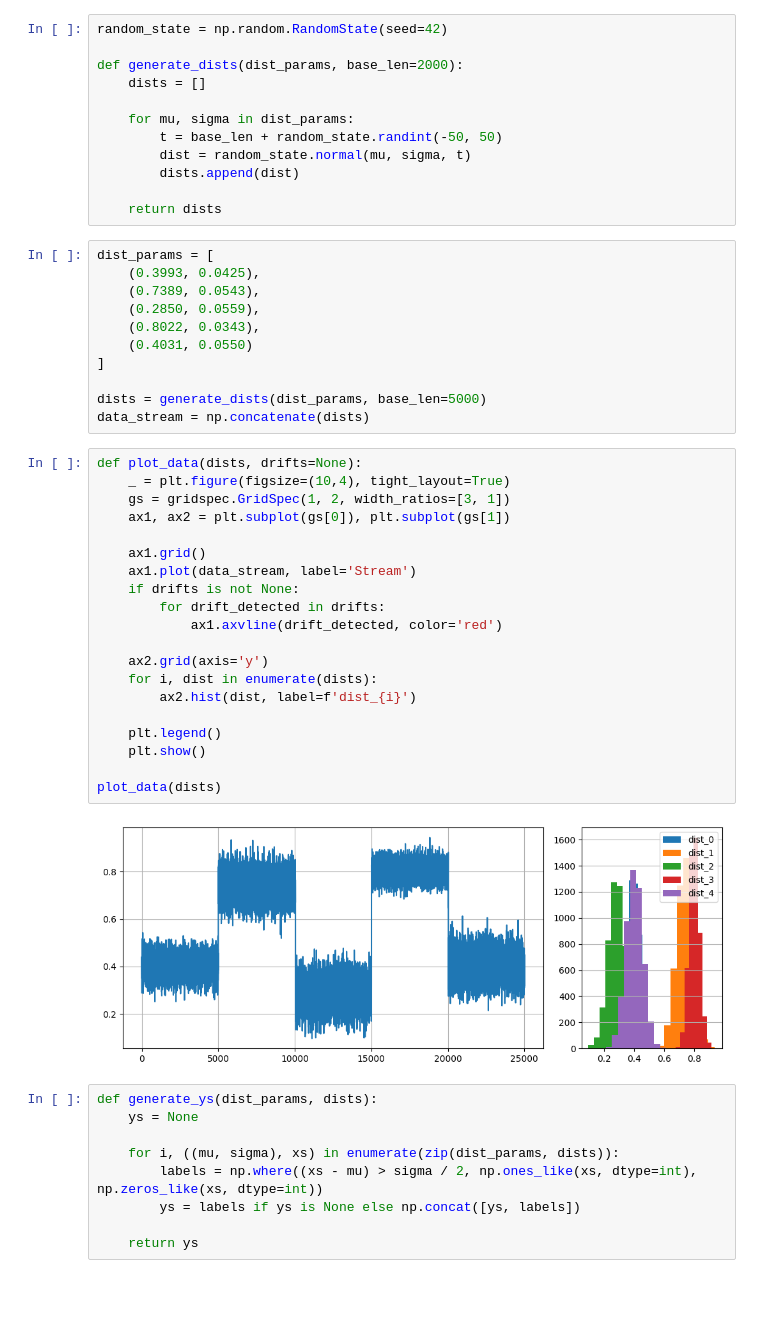
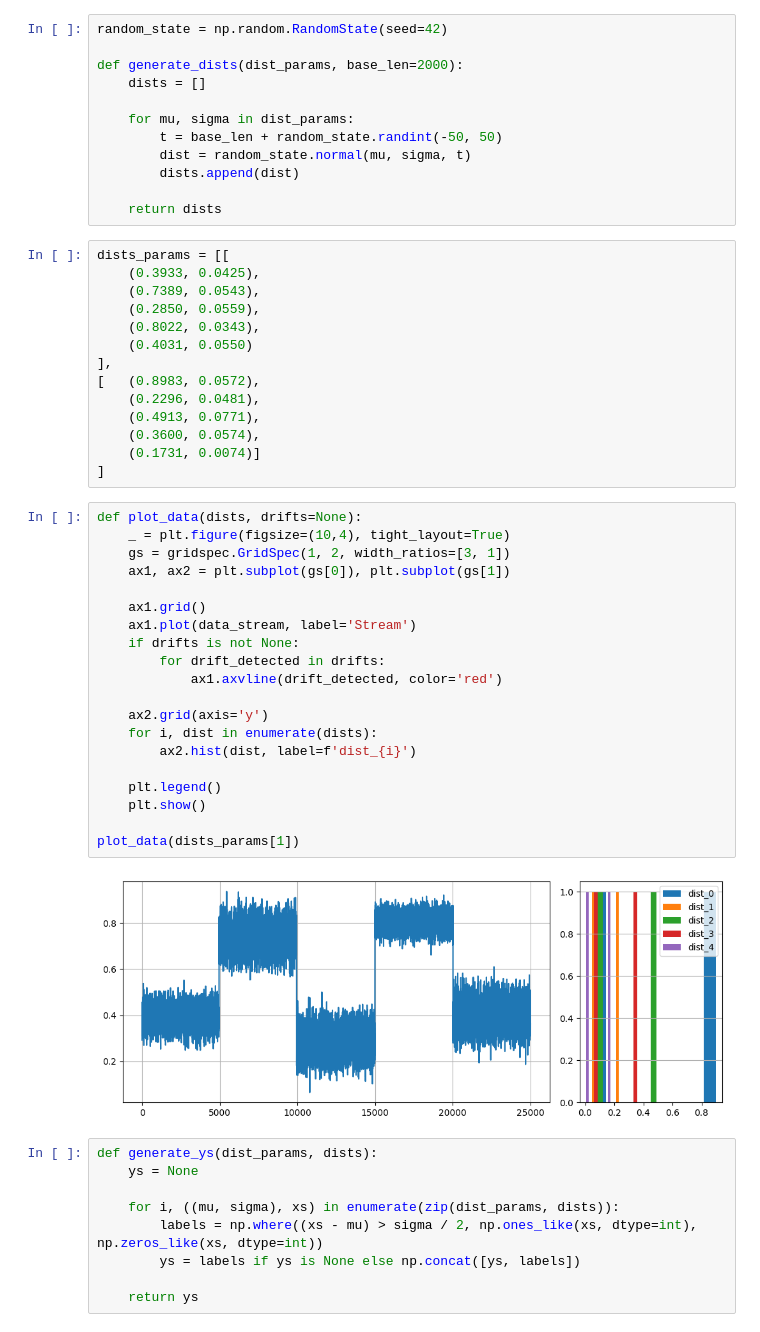
Before and after one commit to Alexiush/advanced_ml, a Jupyter notebook: lb1/lb1.ipynb, the cells around one changed output. Drawn from its saved outputs; the diff is of its cells as text; blank space fills up the shorter version.

```diff
--- a/lb1/lb1.ipynb
+++ b/lb1/lb1.ipynb
@@ -21,38 +21,41 @@ def generate_dists(dist_params, base_len=2000):
 
     return dists
 # %%
-dist_params = [
-    (0.3993, 0.0425),
+dists_params = [[
+    (0.3933, 0.0425),
     (0.7389, 0.0543),
     (0.2850, 0.0559),
     (0.8022, 0.0343),
     (0.4031, 0.0550)
+],
+[   (0.8983, 0.0572),
+    (0.2296, 0.0481),
+    (0.4913, 0.0771),
+    (0.3600, 0.0574),
+    (0.1731, 0.0074)]
 ]
-
-dists = generate_dists(dist_params, base_len=5000)
-data_stream = np.concatenate(dists)
 # %%
 def plot_data(dists, drifts=None):
     _ = plt.figure(figsize=(10,4), tight_layout=True)
     gs = gridspec.GridSpec(1, 2, width_ratios=[3, 1])
     ax1, ax2 = plt.subplot(gs[0]), plt.subplot(gs[1])
 
     ax1.grid()
     ax1.plot(data_stream, label='Stream')
     if drifts is not None:
         for drift_detected in drifts:
             ax1.axvline(drift_detected, color='red')
 
     ax2.grid(axis='y')
     for i, dist in enumerate(dists):
         ax2.hist(dist, label=f'dist_{i}')
 
     plt.legend()
     plt.show()
 
-plot_data(dists)
+plot_data(dists_params[1])
 # %% [output]
-[figure, old version]
+[figure, new version]
 # %%
 def generate_ys(dist_params, dists):
     ys = None
```
Also changed, not shown: parts of 14 cells of this notebook, 1 other file.
